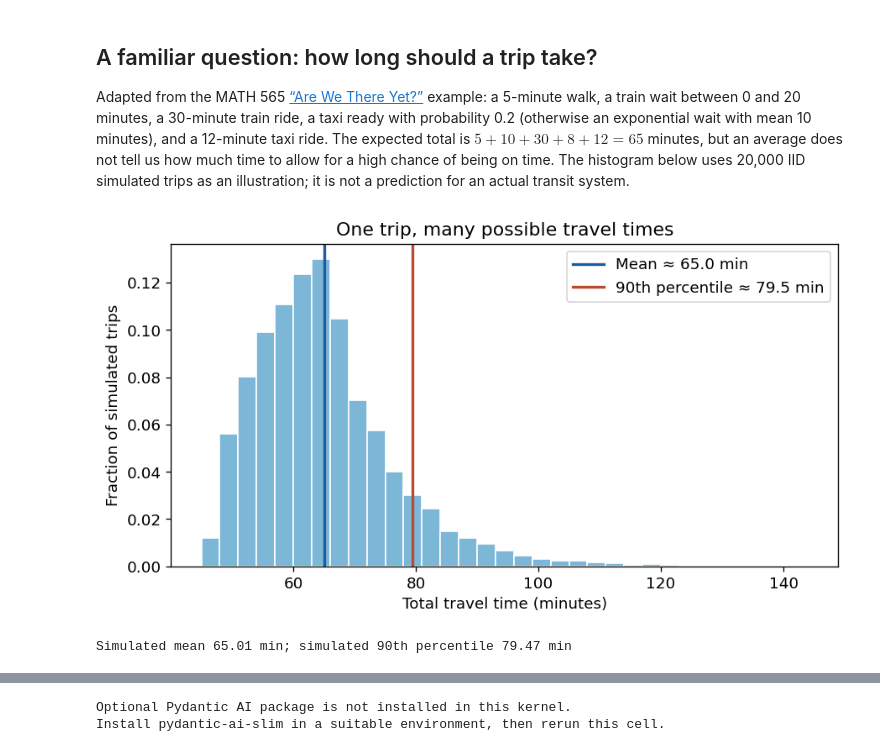
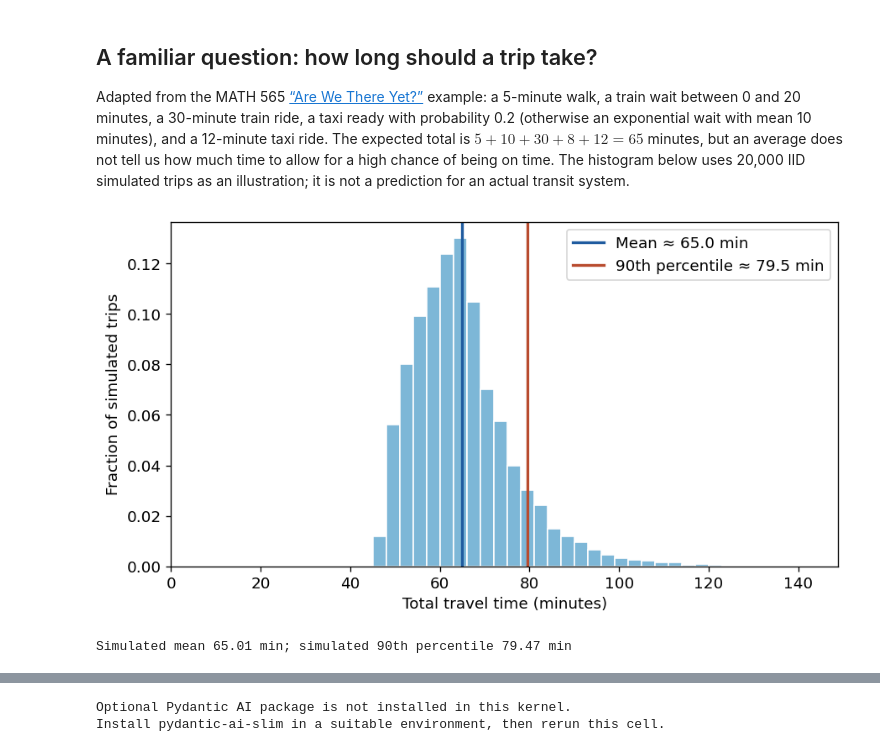
Before and after one commit to fjhickernell/StrategicSamplingColloquium, a Jupyter notebook: notebooks/StrategicSampling.ipynb, the cells around one changed output, grey strips where cells are left out. Cells and saved outputs as stored; diff of their text form; code cells hidden in the pictures.

```diff
--- a/notebooks/StrategicSampling.ipynb
+++ b/notebooks/StrategicSampling.ipynb
@@ -21,7 +21,7 @@ if not (ROOT / 'examples' / 'beam').exists():
 sys.path.insert(0, str(ROOT))
 FIG = ROOT / 'assets' / 'figures'
 FIG.mkdir(parents=True, exist_ok=True)
-plt.rcParams.update({'figure.dpi': 120, 'font.size': 11})
+plt.rcParams.update({'figure.dpi': 120, 'font.size': 11, 'mathtext.fontset': 'stix'})
 print('QMCPy', qp.__version__ if hasattr(qp, '__version__') else 'installed')
 # %% [output]
 QMCPy 2.4
@@ -32,23 +32,24 @@ Adapted from the MATH 565 [“Are We There Yet?”](https://github.com/fjhickern
 # %%
 rng = np.random.default_rng(20261109)
 n_trips = 20_000
 train_wait = 20 * rng.random(n_trips)
 taxi_is_ready = rng.random(n_trips) < 0.2
 taxi_wait = np.where(taxi_is_ready, 0, rng.exponential(10, n_trips))
 trip_minutes = 5 + train_wait + 30 + taxi_wait + 12
 mean_trip = trip_minutes.mean()
 p90_trip = np.quantile(trip_minutes, 0.90)
 fig, ax = plt.subplots(figsize=(7.6, 4.2))
 ax.hist(trip_minutes, bins=np.arange(45, 146, 3), weights=np.ones(n_trips)/n_trips, color='#7db7d7', edgecolor='white')
 ax.axvline(mean_trip, color='#1f5b9f', lw=2, label=f'Mean ≈ {mean_trip:.1f} min')
 ax.axvline(p90_trip, color='#b84b2e', lw=2, label=f'90th percentile ≈ {p90_trip:.1f} min')
-ax.set(xlabel='Total travel time (minutes)', ylabel='Fraction of simulated trips',
-       title='One trip, many possible travel times')
+ax.set(xlabel='Total travel time (minutes)', ylabel='Fraction of simulated trips')
+ax.set_xlim(left=0)
+ax.set_xticks(np.arange(0, 151, 20))
 ax.legend()
 fig.tight_layout()
 fig.savefig(FIG / 'trip_times.png', bbox_inches='tight')
 plt.show()
 print(f'Simulated mean {mean_trip:.2f} min; simulated 90th percentile {p90_trip:.2f} min')
 # %% [output]
-[figure, old version]
+[figure, new version]
 Simulated mean 65.01 min; simulated 90th percentile 79.47 min
```
Also changed, not shown: parts of 28 cells of this notebook, 59 other files.
